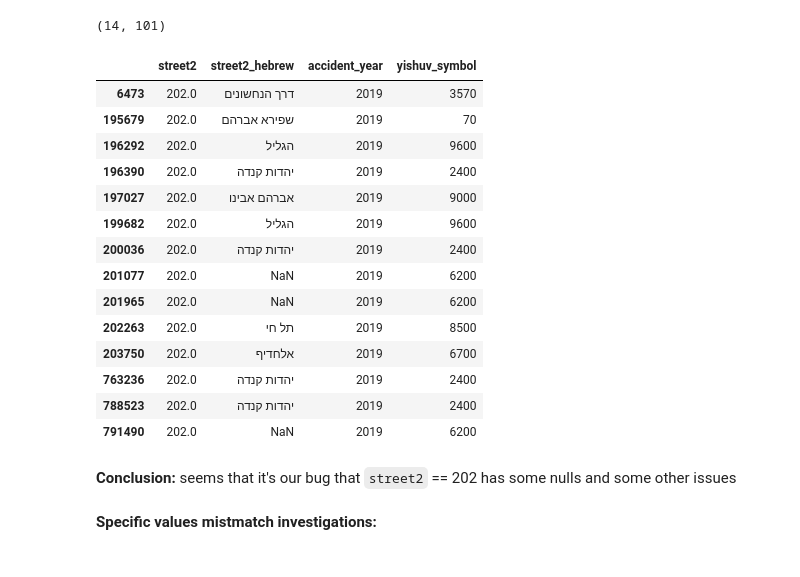
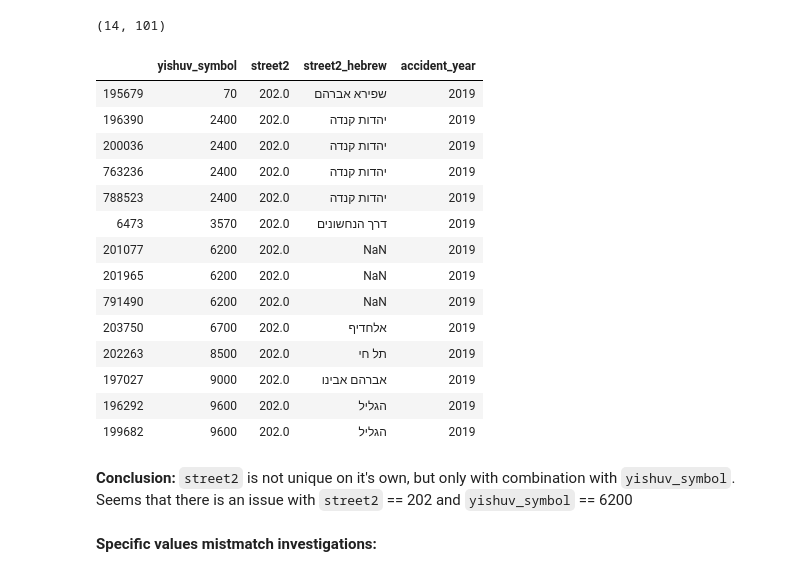
Before and after one commit to data-for-change/anyway-data-science, a Jupyter notebook: analysis_notebooks/markers_hebrew_mismatches_2019.ipynb, the cells around one changed output. Cells and saved outputs as stored; diff of their text form; code cells hidden in the pictures.

Commit message:
Updates for checking for unique values

```diff
--- a/analysis_notebooks/markers_hebrew_mismatches_2019.ipynb
+++ b/analysis_notebooks/markers_hebrew_mismatches_2019.ipynb
@@ -853,25 +861,25 @@ m_all[m_all['street2'] == 202].shape
 # %% [output]
 (14, 101)
 # %%
-m_all[m_all['street2'] == 202][['street2','street2_hebrew','accident_year','yishuv_symbol']]
+m_all[m_all['street2'] == 202][['yishuv_symbol','street2','street2_hebrew','accident_year']].sort_values(by='yishuv_symbol')
 # %% [output]
-|  | street2 | street2_hebrew | accident_year | yishuv_symbol |
-| 6473 | 202.0 | דרך הנחשונים | 2019 | 3570 |
-| 195679 | 202.0 | שפירא אברהם | 2019 | 70 |
-| 196292 | 202.0 | הגליל | 2019 | 9600 |
-| 196390 | 202.0 | יהדות קנדה | 2019 | 2400 |
-| 197027 | 202.0 | אברהם אבינו | 2019 | 9000 |
-| 199682 | 202.0 | הגליל | 2019 | 9600 |
-| 200036 | 202.0 | יהדות קנדה | 2019 | 2400 |
-| 201077 | 202.0 | NaN | 2019 | 6200 |
-| 201965 | 202.0 | NaN | 2019 | 6200 |
-| 202263 | 202.0 | תל חי | 2019 | 8500 |
-| 203750 | 202.0 | אלחדיף | 2019 | 6700 |
-| 763236 | 202.0 | יהדות קנדה | 2019 | 2400 |
-| 788523 | 202.0 | יהדות קנדה | 2019 | 2400 |
-| 791490 | 202.0 | NaN | 2019 | 6200 |
+|  | yishuv_symbol | street2 | street2_hebrew | accident_year |
+| 195679 | 70 | 202.0 | שפירא אברהם | 2019 |
+| 196390 | 2400 | 202.0 | יהדות קנדה | 2019 |
+| 200036 | 2400 | 202.0 | יהדות קנדה | 2019 |
+| 763236 | 2400 | 202.0 | יהדות קנדה | 2019 |
+| 788523 | 2400 | 202.0 | יהדות קנדה | 2019 |
+| 6473 | 3570 | 202.0 | דרך הנחשונים | 2019 |
+| 201077 | 6200 | 202.0 | NaN | 2019 |
+| 201965 | 6200 | 202.0 | NaN | 2019 |
+| 791490 | 6200 | 202.0 | NaN | 2019 |
+| 203750 | 6700 | 202.0 | אלחדיף | 2019 |
+| 202263 | 8500 | 202.0 | תל חי | 2019 |
+| 197027 | 9000 | 202.0 | אברהם אבינו | 2019 |
+| 196292 | 9600 | 202.0 | הגליל | 2019 |
+| 199682 | 9600 | 202.0 | הגליל | 2019 |
-# %% [markdown]
-**Conclusion:** seems that it's our bug that `street2` == 202 has some nulls and some other issues
+# %% [markdown]
+**Conclusion:** `street2` is not unique on it's own, but only with combination with `yishuv_symbol`.  Seems that there is an issue with `street2` == 202 and `yishuv_symbol` == 6200
 # %% [markdown]
 **Specific values mistmatch investigations:**
 # %% [markdown]
```
Also changed, not shown: parts of 5 cells of this notebook, 1 other file.
